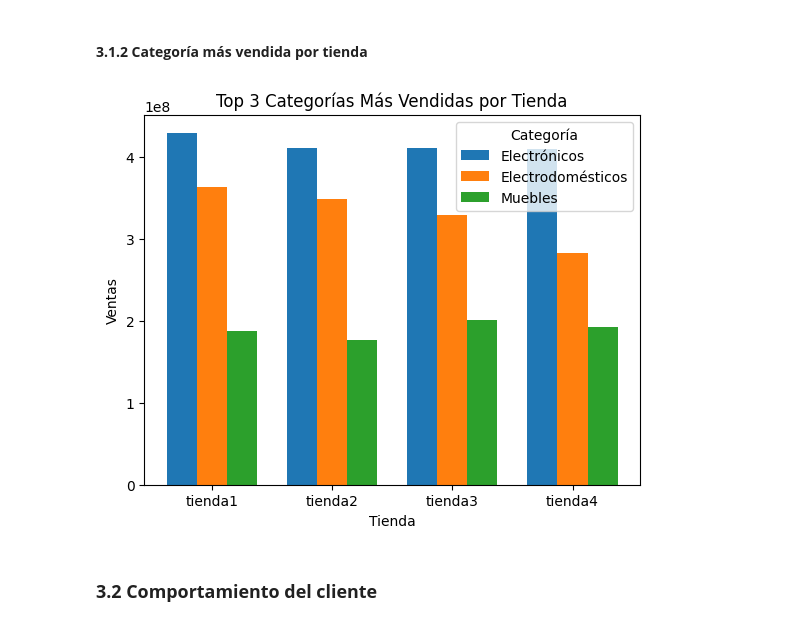
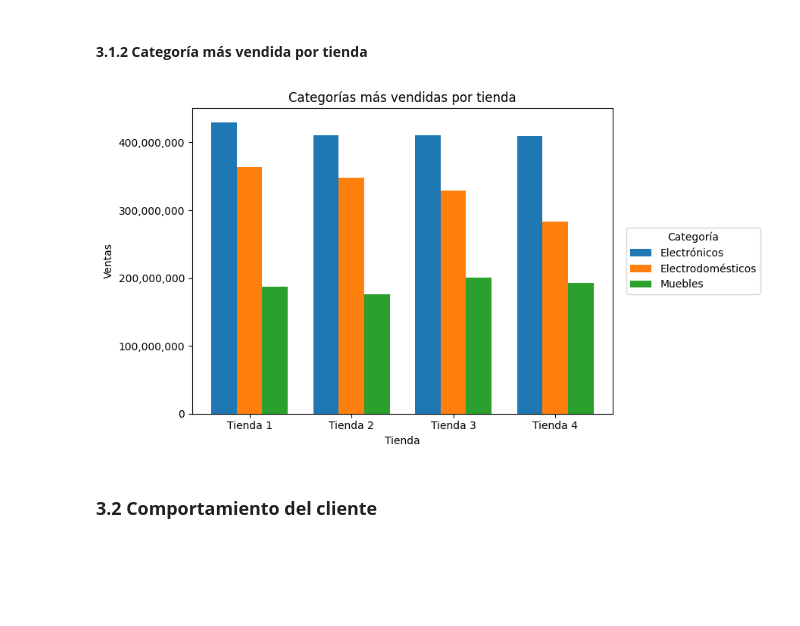
Before and after one commit to marcochc99/Challenge_AluraStore, a Jupyter notebook: Challenge_AluraStore.ipynb, the cells around one changed output. Drawn from its saved outputs; the diff is of its cells as text; code cells hidden in the pictures; blank space fills up the shorter version.

```diff
--- a/Challenge_AluraStore.ipynb
+++ b/Challenge_AluraStore.ipynb
@@ -179,6 +226,10 @@ plt.show()
 # %% [markdown]
 #### **3.1.2 Categoría más vendida por tienda**
 # %%
+# Librerías a utilizar
+from matplotlib.ticker import StrMethodFormatter
+
+# Agrupación de ventas por tienda y categoría
 ventas_categoria = (
     df_total
     .groupby(['Tienda', 'Categoría del Producto'])['Precio']
@@ -186,6 +237,7 @@ ventas_categoria = (
     .reset_index()
 )
 
+# Selección de las categorías más vendidas por tienda
 top_3 = (
     ventas_categoria
     .sort_values(['Tienda', 'Precio'], ascending=[True, False])
@@ -193,40 +245,66 @@ top_3 = (
     .head(3)
 )
 
+#Etiquetas y estructura del gráfico
 tiendas = top_3['Tienda'].unique()
 categorias = top_3['Categoría del Producto'].unique()
 
-x = np.arange(len(tiendas))   # posiciones base de las tiendas
-ancho = 0.25                  # ancho de cada barra
+# Formateo de etiquetas del eje X
+tiendas_formateadas = [
+    t.replace('tienda', 'Tienda ') for t in tiendas
+]
 
-plt.figure()
+# Definición de posiciones y ancho de barras
+x = np.arange(len(tiendas))
+ancho = 0.25
 
+# Creación de la figura
+plt.figure(figsize=(9, 5))
+
+# Construcción de las barras agrupadas
 for i, categoria in enumerate(categorias):
     valores = []
 
     for tienda in tiendas:
         dato = top_3[
             (top_3['Tienda'] == tienda) &
             (top_3['Categoría del Producto'] == categoria)
         ]['Precio']
 
         valores.append(dato.values[0] if not dato.empty else 0)
 
     plt.bar(
         x + i * ancho,
         valores,
         ancho,
         label=categoria
     )
 
-plt.xticks(x + ancho, tiendas)
-plt.title('Top 3 Categorías Más Vendidas por Tienda')
+# Configuración del eje X
+plt.xticks(x + ancho, tiendas_formateadas)
+
+# Títulos y etiquetas
+plt.title('Categorías más vendidas por tienda')
 plt.xlabel('Tienda')
 plt.ylabel('Ventas')
-plt.legend(title='Categoría')
+
+# Formato de eje Y sin notación científica
+plt.gca().yaxis.set_major_formatter(
+    StrMethodFormatter('{x:,.0f}')
+)
+
+# Leyenda fuera del gráfico
+plt.legend(
+    title='Categoría',
+    loc='center left',
+    bbox_to_anchor=(1.02, 0.5)
+)
+
+# Ajuste final y visualización
+plt.tight_layout()
 plt.show()
 # %% [output]
-[figure, old version]
+[figure, new version]
 # %% [markdown]
 ### **3.2 Comportamiento del cliente**
 # %% [markdown]
```
Also changed, not shown: parts of 7 cells of this notebook.
